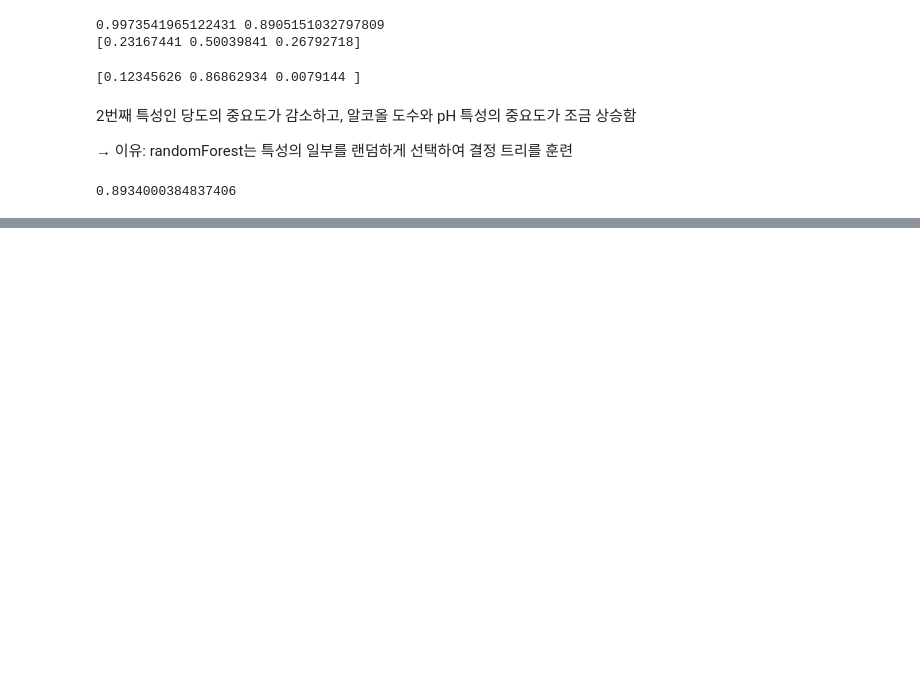
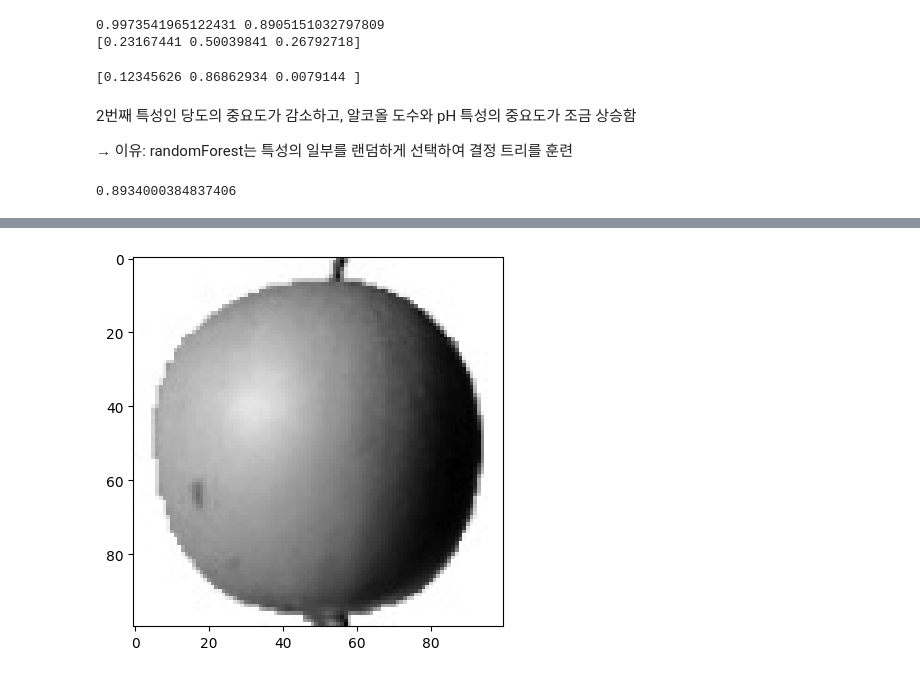
Before and after one commit to allyreum/R_study, a Jupyter notebook: 혼공머신.ipynb, the cells around one changed output, grey strips where cells are left out. Cells and saved outputs as stored; diff of their text form; code cells hidden in the pictures; blank space fills up the shorter version.

```diff
--- a/혼공머신.ipynb
+++ b/혼공머신.ipynb
@@ -1439,0 +1491,6 @@ print(rf.oob_score_)
+# %%
+# cmap 매개변수를 gray_r로 지정하면 이미지 반전(0이 밝고, 255이 어두움)
+plt.imshow(fruits[0], cmap = 'gray_r')
+plt.show()
+# %% [output]
+[figure, added]
```
Also changed, not shown: parts of 17 cells of this notebook.
